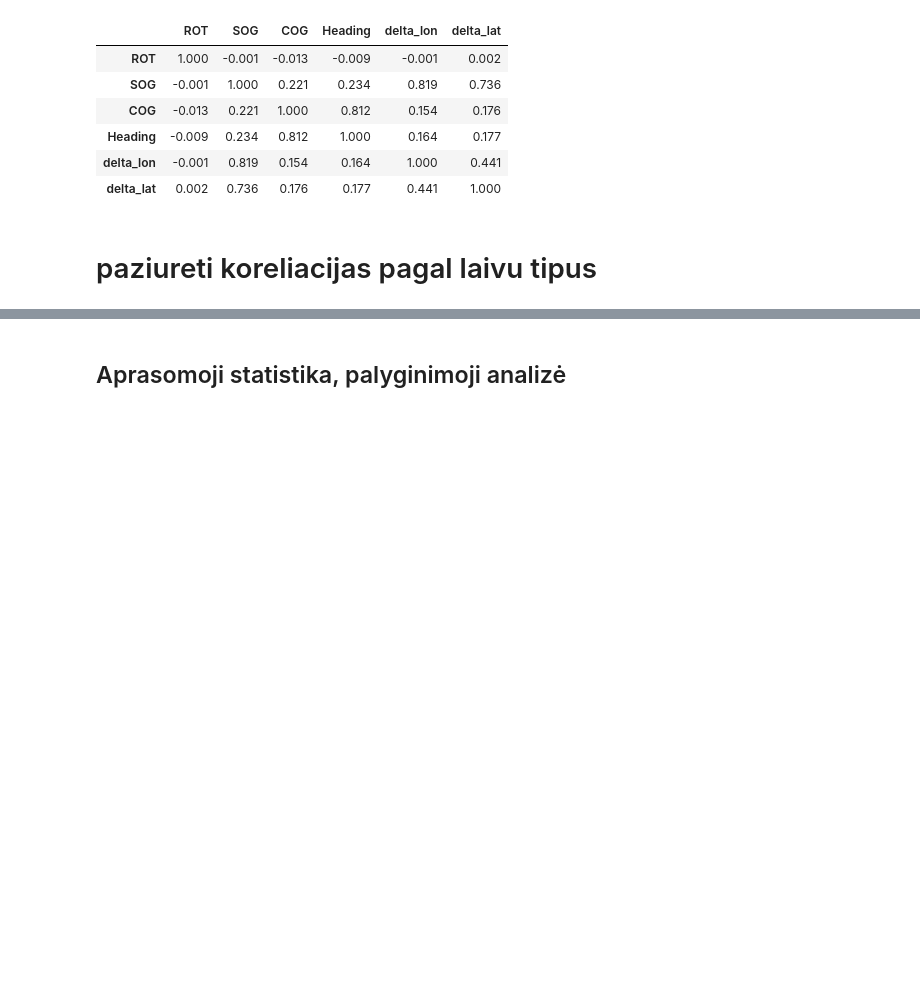
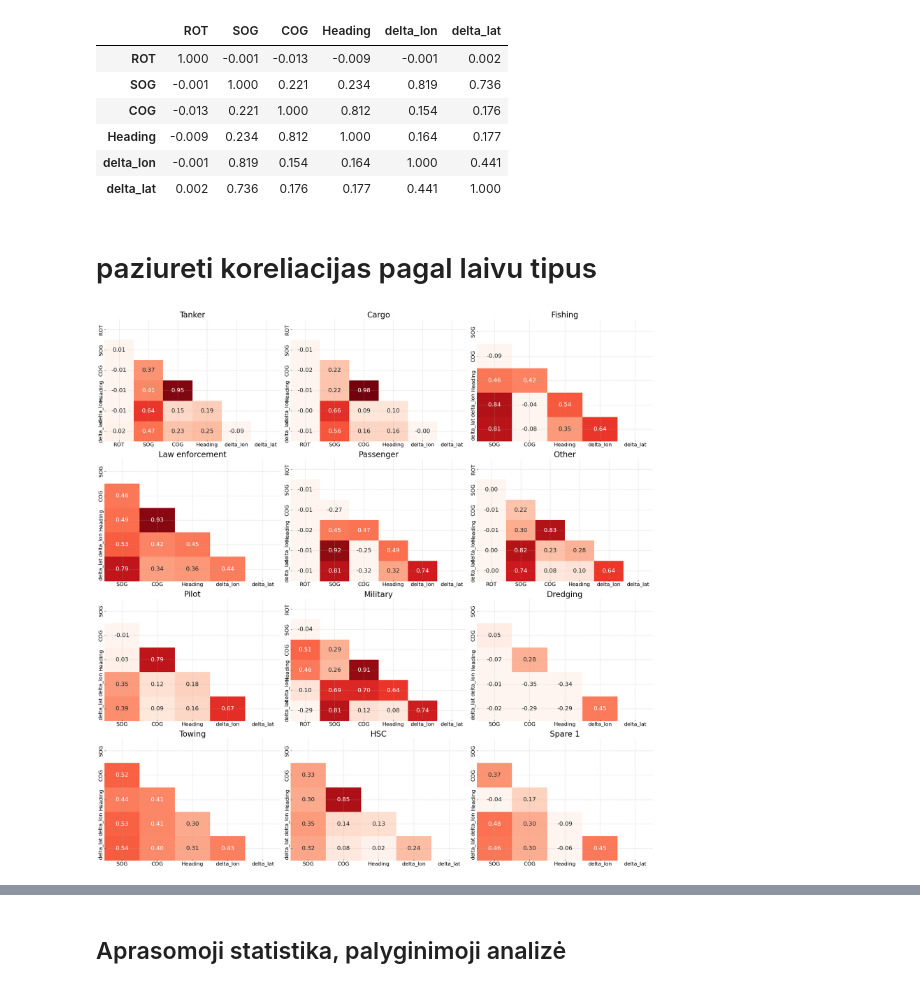
Before and after one commit to lukasjanusauskas/ais-duomenu-vizualizavimas, a Jupyter notebook: 1Lab.ipynb, the cells around one changed output, grey strips where cells are left out. Drawn from its saved outputs; the diff is of its cells as text; code cells hidden in the pictures; blank space fills up the shorter version.

```diff
--- a/1Lab.ipynb
+++ b/1Lab.ipynb
@@ -752,4 +752,55 @@ corr
 | delta_lat | 0.002 | 0.736 | 0.176 | 0.177 | 0.441 | 1.000 |
 # %% [markdown]
 # paziureti koreliacijas pagal laivu tipus
+# %%
+import numpy as np
+import seaborn as sns
+import matplotlib.pyplot as plt
+import math
+
+ship_types = data["Ship type"].dropna().unique()
+
+n = len(ship_types)
+cols = 3  # kiek heatmap vienoje eilėje
+rows = math.ceil(n / cols)
+
+fig, axes = plt.subplots(rows, cols, figsize=(8 * cols, 6 * rows))
+axes = axes.flatten()
+
+for i, ship_type in enumerate(ship_types):
+
+    subset = data[data["Ship type"] == ship_type]
+
+    columns = numerical.copy()
+    if subset['ROT'].nunique() == 1:
+        columns.remove('ROT')
+
+    corr = subset[columns].corr(method="spearman")
+    mask = np.triu(np.ones_like(corr, dtype=bool))
+
+    sns.heatmap(
+        corr,
+        mask=mask,
+        cmap="Reds",
+        annot=True,
+        fmt=".2f",
+        ax=axes[i],
+        cbar=False,
+        annot_kws={"fontsize": 18},
+        vmin=0,
+        vmax=1
+    )
+
+    axes[i].set_title(f"{ship_type}", size=24)
+    axes[i].tick_params(axis='both', labelsize=16)
+
+# Paslepiame nenaudojamus subplot'us jei jų liko
+for j in range(i + 1, len(axes)):
+    fig.delaxes(axes[j])
+
+plt.tight_layout()
+# plt.savefig('plots/1lab/corr-matrices.png', dpi=750)
+plt.show()
+# %% [output]
+[figure, added]
 # %%
```
Also changed, not shown: parts of 15 cells of this notebook, 1 other file.
